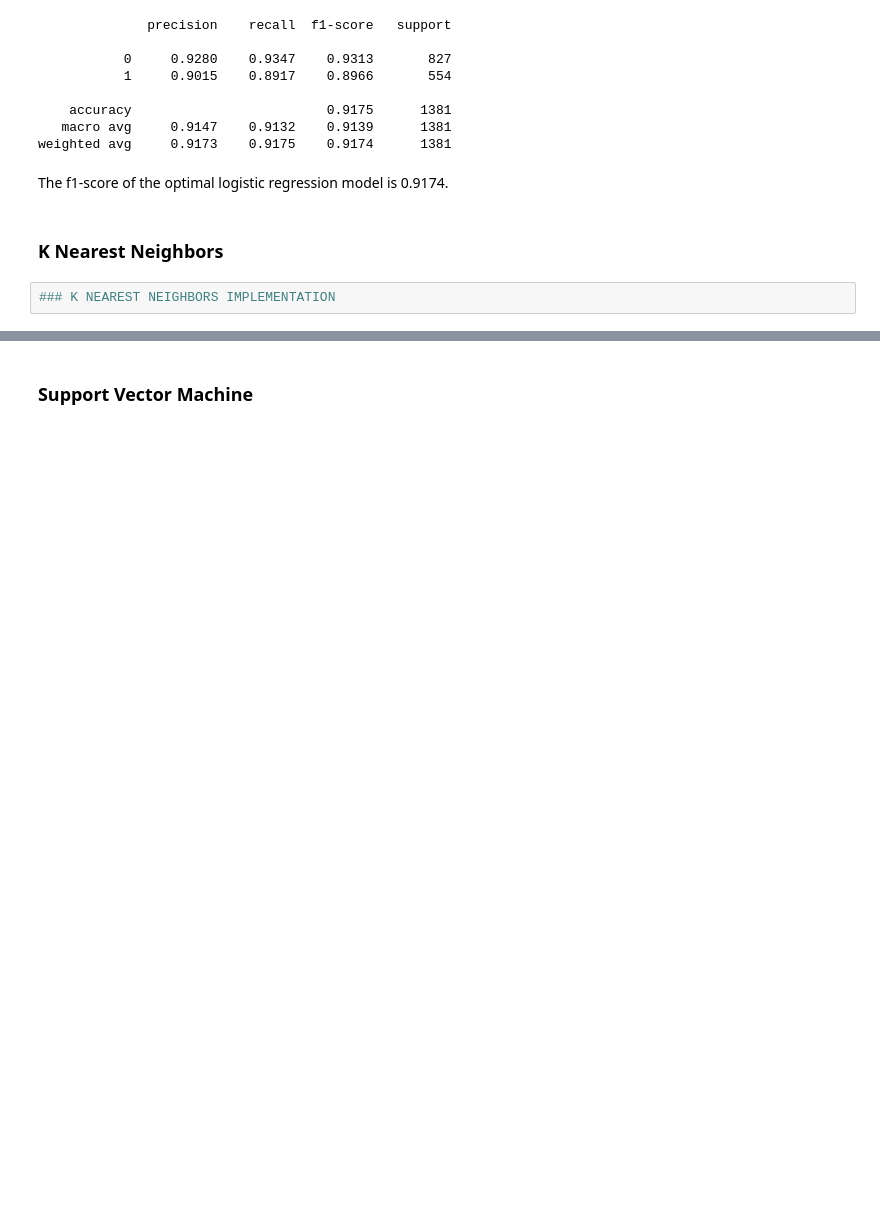
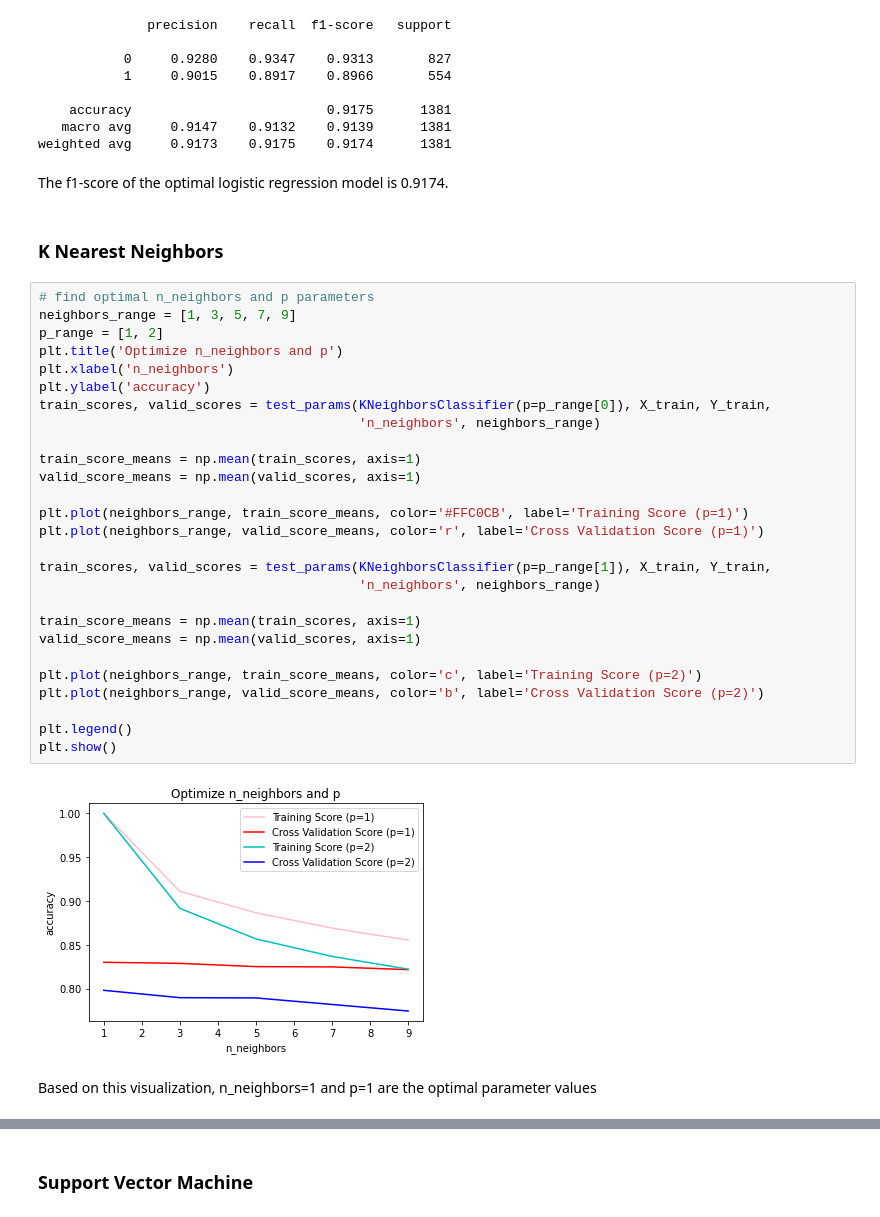
Before and after one commit to rwillett9/spam_classifier, a Jupyter notebook: spam_classifier.ipynb, the cells around one changed output, grey strips where cells are left out. Drawn from its saved outputs; the diff is of its cells as text; blank space fills up the shorter version.

Commit message:
finished kneighbors

```diff
--- a/spam_classifier.ipynb
+++ b/spam_classifier.ipynb
@@ -185,9 +186,38 @@ print(classification_report(Y_scaled_test, log_reg_predictions, digits=4))
     accuracy                         0.9175      1381
    macro avg     0.9147    0.9132    0.9139      1381
 weighted avg     0.9173    0.9175    0.9174      1381
-# %% [markdown]
-The f1-score of the optimal logistic regression model is 0.9174.
+# %% [markdown]
+The f1-score of the optimal logistic regression model is 0.9174.
 # %% [markdown]
 <h3>K Nearest Neighbors</h3>
 # %%
-### K NEAREST NEIGHBORS IMPLEMENTATION
+# find optimal n_neighbors and p parameters
+neighbors_range = [1, 3, 5, 7, 9]
+p_range = [1, 2]
+plt.title('Optimize n_neighbors and p')
+plt.xlabel('n_neighbors')
+plt.ylabel('accuracy')
+train_scores, valid_scores = test_params(KNeighborsClassifier(p=p_range[0]), X_train, Y_train,
+                                         'n_neighbors', neighbors_range)
+
+train_score_means = np.mean(train_scores, axis=1)
+valid_score_means = np.mean(valid_scores, axis=1)
+
+plt.plot(neighbors_range, train_score_means, color='#FFC0CB', label='Training Score (p=1)')
+plt.plot(neighbors_range, valid_score_means, color='r', label='Cross Validation Score (p=1)')
+
+train_scores, valid_scores = test_params(KNeighborsClassifier(p=p_range[1]), X_train, Y_train,
+                                         'n_neighbors', neighbors_range)
+
+train_score_means = np.mean(train_scores, axis=1)
+valid_score_means = np.mean(valid_scores, axis=1)
+
+plt.plot(neighbors_range, train_score_means, color='c', label='Training Score (p=2)')
+plt.plot(neighbors_range, valid_score_means, color='b', label='Cross Validation Score (p=2)')
+
+plt.legend()
+plt.show()
+# %% [output]
+[figure, added]
+# %% [markdown]
+Based on this visualization, n_neighbors=1 and p=1 are the optimal parameter values
```
Also changed, not shown: parts of 5 cells of this notebook.
